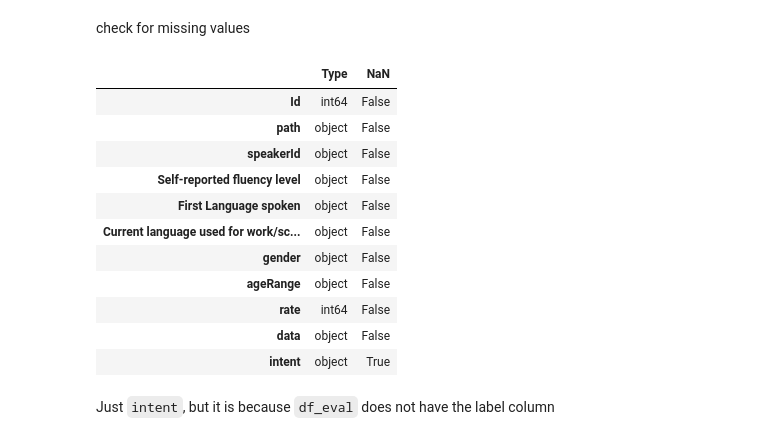
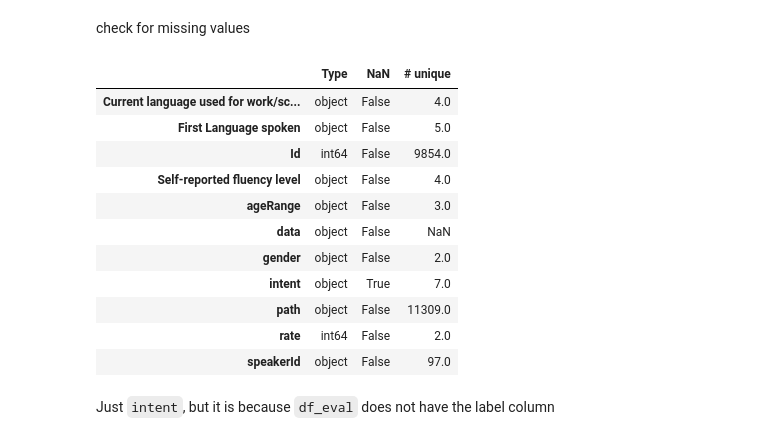
Before and after one commit to Ruglio/DSL-project, a Jupyter notebook: python/code.ipynb, the cells around one changed output. Drawn from its saved outputs; the diff is of its cells as text; code cells hidden in the pictures.

```diff
--- a/python/code.ipynb
+++ b/python/code.ipynb
@@ -52,19 +49,19 @@ df_dev.shape, df_eval.shape, df.shape
 # %% [markdown]
 check for missing values
 # %%
-pd.DataFrame({"Type": df.dtypes, "NaN": df.isna().any(axis=0)})
+pd.DataFrame({"Type": df.dtypes, "NaN": df.isna().any(axis=0), "# unique": df[df.columns.drop("data")].nunique()})
 # %% [output]
-|  | Type | NaN |
-| Id | int64 | False |
-| path | object | False |
-| speakerId | object | False |
-| Self-reported fluency level | object | False |
-| First Language spoken | object | False |
-| Current language used for work/sc... | object | False |
-| gender | object | False |
-| ageRange | object | False |
-| rate | int64 | False |
-| data | object | False |
-| intent | object | True |
+|  | Type | NaN | # unique |
+| Current language used for work/sc... | object | False | 4.0 |
+| First Language spoken | object | False | 5.0 |
+| Id | int64 | False | 9854.0 |
+| Self-reported fluency level | object | False | 4.0 |
+| ageRange | object | False | 3.0 |
+| data | object | False | NaN |
+| gender | object | False | 2.0 |
+| intent | object | True | 7.0 |
+| path | object | False | 11309.0 |
+| rate | int64 | False | 2.0 |
+| speakerId | object | False | 97.0 |
 # %% [markdown]
 Just `intent`, but it is because `df_eval` does not have the label column
```
Also changed, not shown: parts of 37 cells of this notebook.
